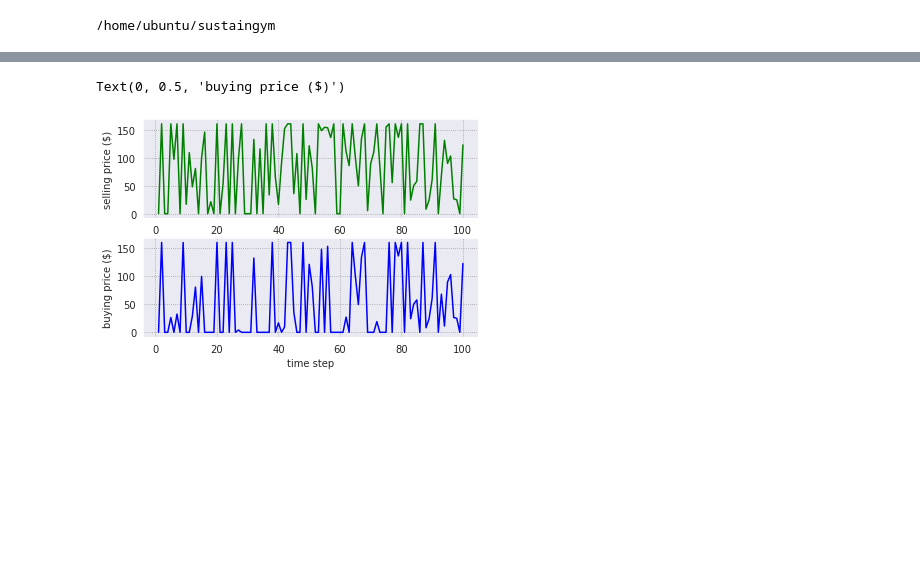
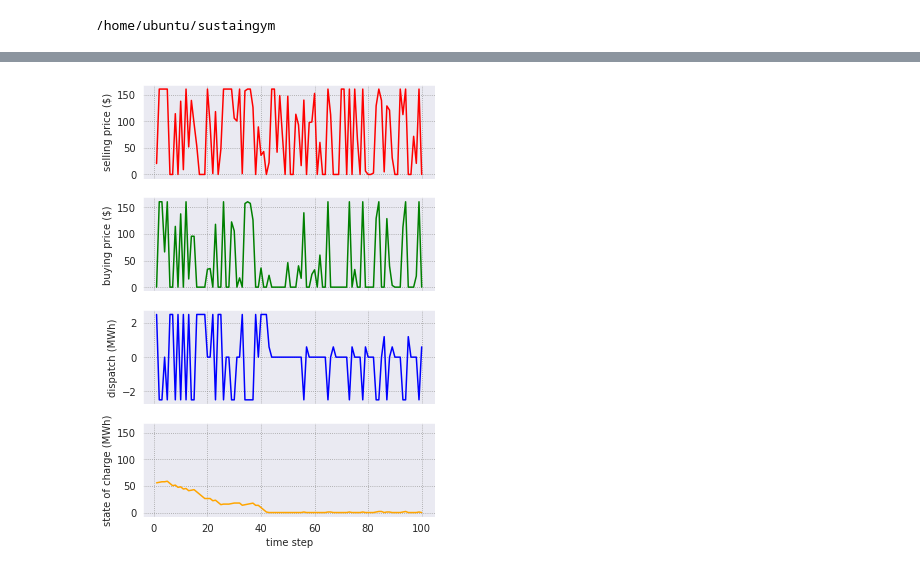
Before and after one commit to chrisyeh96/sustaingym, a Jupyter notebook: examples/test.ipynb, the cells around one changed output, grey strips where cells are left out. Saved outputs shown, nothing was run; the diff lists cells and outputs as text; code cells hidden in the pictures; blank space fills up the shorter version.

```diff
--- a/examples/test.ipynb
+++ b/examples/test.ipynb
@@ -137,18 +147,52 @@ results = np.load(f'{save_path}/action_log.npz')
 steps = results['step']
 sell_prices = results['selling_price']
 buy_prices = results['buying_price']
+energy_lvls = results['energy_lvl']
+disbatches= results['dispatch']
-# %%
-time_steps = np.arange(1, len(steps) + 1)
-fig, (ax, ax2) = plt.subplots(2)
-
-ax.plot(time_steps[:100], sell_prices[:100], color='green')
-ax2.plot(time_steps[:100], buy_prices[:100], color='blue')
-
-# naming the x axis
-ax2.set_xlabel('time step')
-# naming the y axis
-ax.set_ylabel('selling price ($)')
-ax2.set_ylabel('buying price ($)')
-# %% [output]
-Text(0, 0.5, 'buying price ($)')
-[figure, removed]
+# %%
+time_steps = np.arange(1, len(steps) + 1)
+# fig, (ax, ax2, ax3) = plt.subplots(3)
+
+# ax.plot(time_steps[:100], sell_prices[:100], color='red')
+# ax2.plot(time_steps[:100], buy_prices[:100], color='green')
+# ax3.plot(time_steps[:100], energy_lvls[:100], color='blue')
+
+# # naming the x axis
+# ax2.set_xlabel('time step')
+# # naming the y axis
+# ax.set_ylabel('selling price ($)')
+# ax2.set_ylabel('buying price ($)')
+# ax3.set_ylabel('state of charge (MWh)')
+
+ax1 = plt.subplot(411)
+plt.plot(time_steps[:100], sell_prices[:100], color='red')
+plt.setp(ax1.get_xticklabels(), visible=False)
+
+# share x only
+ax2 = plt.subplot(412, sharex=ax1)
+plt.plot(time_steps[:100], buy_prices[:100], color='green')
+# make these tick labels invisible
+plt.setp(ax2.get_xticklabels(), visible=False)
+
+# share x only
+ax3 = plt.subplot(413, sharex=ax1)
+plt.plot(time_steps[:100], disbatches[:100], color='blue')
+# make these tick labels invisible
+plt.setp(ax3.get_xticklabels(), visible=False)
+
+# share x and y
+ax4 = plt.subplot(414, sharex=ax1, sharey=ax1)
+plt.plot(time_steps[:100], energy_lvls[:100], color='orange')
+
+# naming the x axis
+ax4.set_xlabel('time step')
+# naming the y axis
+ax1.set_ylabel('selling price ($)')
+ax2.set_ylabel('buying price ($)')
+ax3.set_ylabel('dispatch (MWh)')
+ax4.set_ylabel('state of charge (MWh)')
+
+plt.subplots_adjust(bottom=0, right=0.8, top=1.5)
+plt.show()
+# %% [output]
+[figure, added]
```
Also changed, not shown: parts of 1 cell of this notebook, 2 other files.
